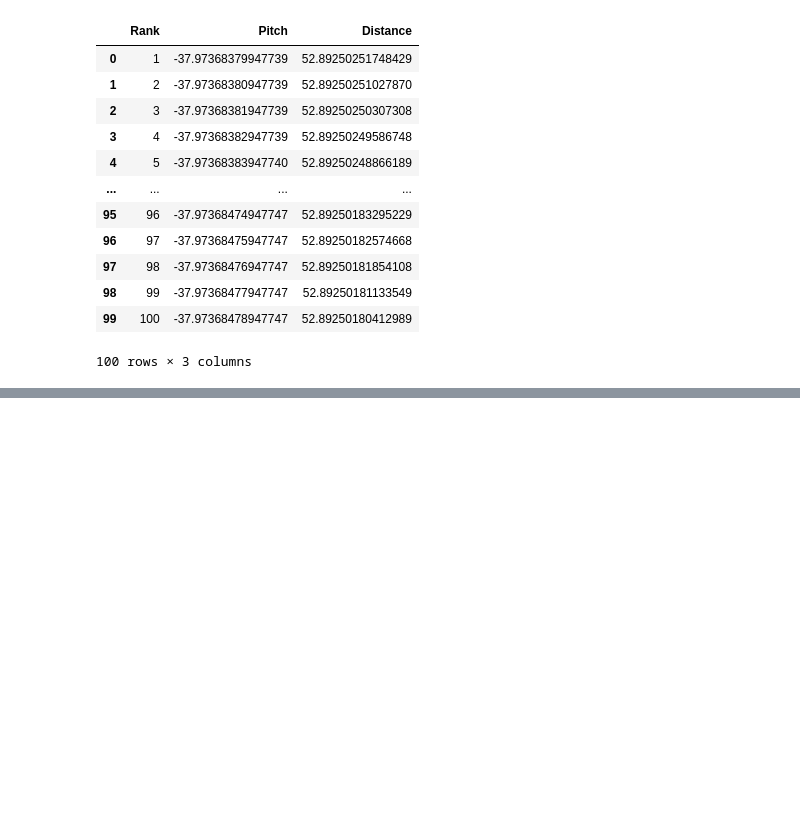
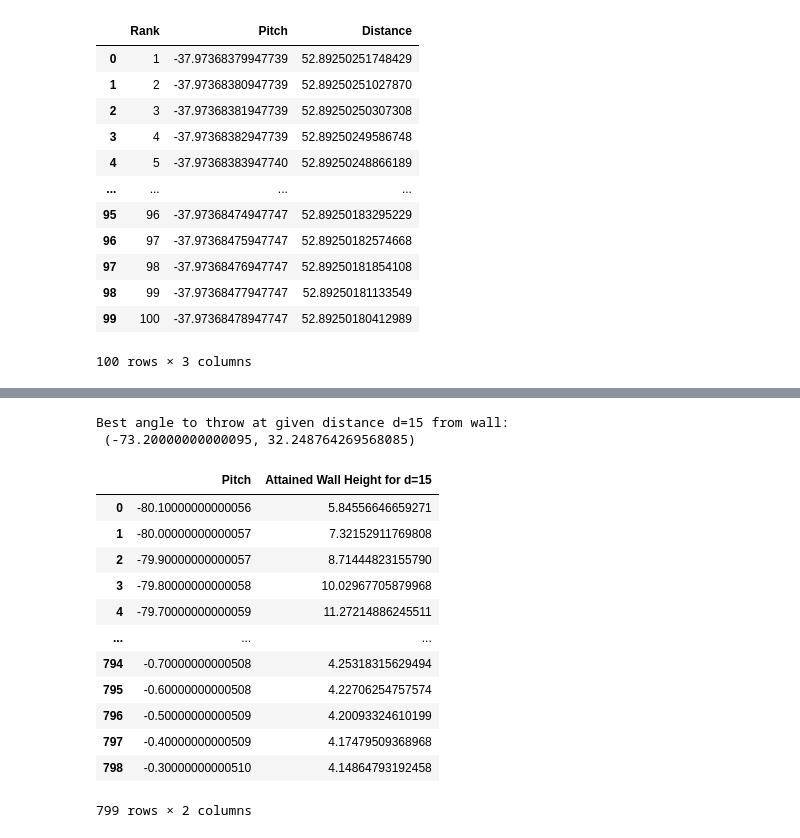
Before and after one commit to julialuongw/minecraft-ender-pearl-physics-derivations, a Jupyter notebook: sim.ipynb, the cells around one changed output, grey strips where cells are left out. Cells and saved outputs as stored; diff of their text form; code cells hidden in the pictures; blank space fills up the shorter version.

```diff
--- a/sim.ipynb
+++ b/sim.ipynb
@@ -298,0 +354,22 @@ with pd.ExcelWriter('pitch-vs-airtime-results-zoomed-in.xlsx', engine='openpyxl'
+# %%
+print(f"Best angle to throw at given distance d={d} from wall:\n", max(wall_landing_heights, key=lambda x: x[1]))
+# %% [output]
+Best angle to throw at given distance d=15 from wall:
+ (-73.20000000000095, 32.248764269568085)
+# %%
+wall_heights_df = pd.DataFrame(wall_landing_heights, columns=['Pitch', f'Attained Wall Height for d={d}'])
+wall_heights_df
+# %% [output]
+|  | Pitch | Attained Wall Height for d=15 |
+| 0 | -80.10000000000056 | 5.84556646659271 |
+| 1 | -80.00000000000057 | 7.32152911769808 |
+| 2 | -79.90000000000057 | 8.71444823155790 |
+| 3 | -79.80000000000058 | 10.02967705879968 |
+| 4 | -79.70000000000059 | 11.27214886245511 |
+| ... | ... | ... |
+| 794 | -0.70000000000508 | 4.25318315629494 |
+| 795 | -0.60000000000508 | 4.22706254757574 |
+| 796 | -0.50000000000509 | 4.20093324610199 |
+| 797 | -0.40000000000509 | 4.17479509368968 |
+| 798 | -0.30000000000510 | 4.14864793192458 |
+799 rows × 2 columns
```
Also changed, not shown: parts of 4 cells of this notebook.
